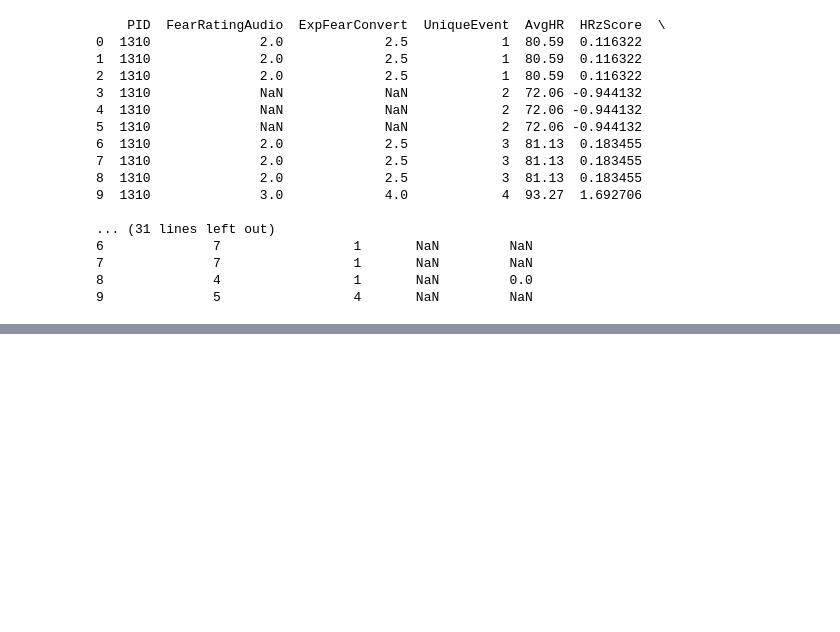
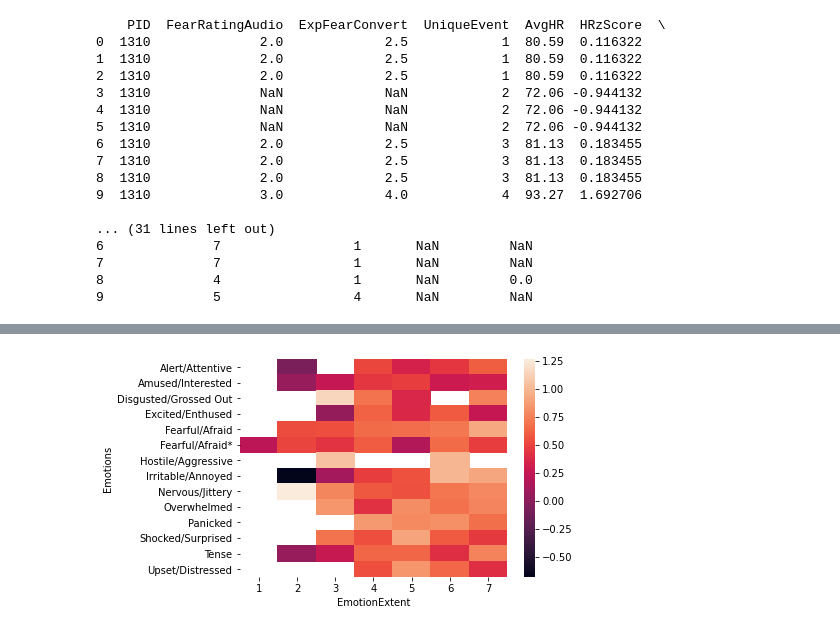
Before and after one commit to JoanneStasiak/JupyterNotebook, a Jupyter notebook: R Notebooks/FrightNight/FN-py.ipynb, the cells around one changed output, grey strips where cells are left out. Drawn from its saved outputs; the diff is of its cells as text; code cells hidden in the pictures; blank space fills up the shorter version.

```diff
--- a/R Notebooks/FrightNight/FN-py.ipynb
+++ b/R Notebooks/FrightNight/FN-py.ipynb
@@ -34,0 +31,3 @@ ValueError: cannot reshape array of size 977 into shape (45,45)
+# %%
+data = pd.read_csv("heatmapData.csv")
+data
@@ -34,0 +48,3 @@ ValueError: cannot reshape array of size 977 into shape (45,45)
+# %%
+data=pd.pivot_table(data, values = "HRzScore",index=["Emotions"], columns=["EmotionExtent"], aggfunc='mean')
+data
@@ -34,0 +68,4 @@ ValueError: cannot reshape array of size 977 into shape (45,45)
+# %%
+display=sns.heatmap(data)
+# %% [output]
+[figure, added]
```
Also changed, not shown: parts of 5 cells of this notebook.
